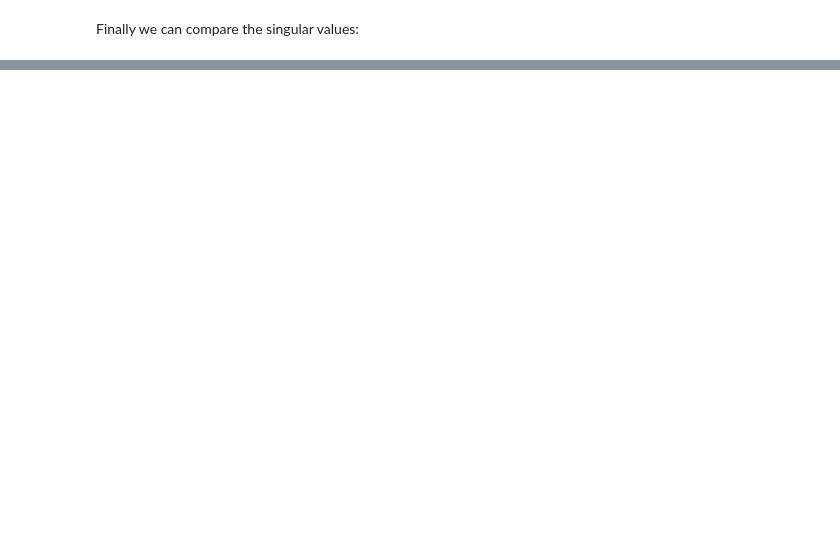
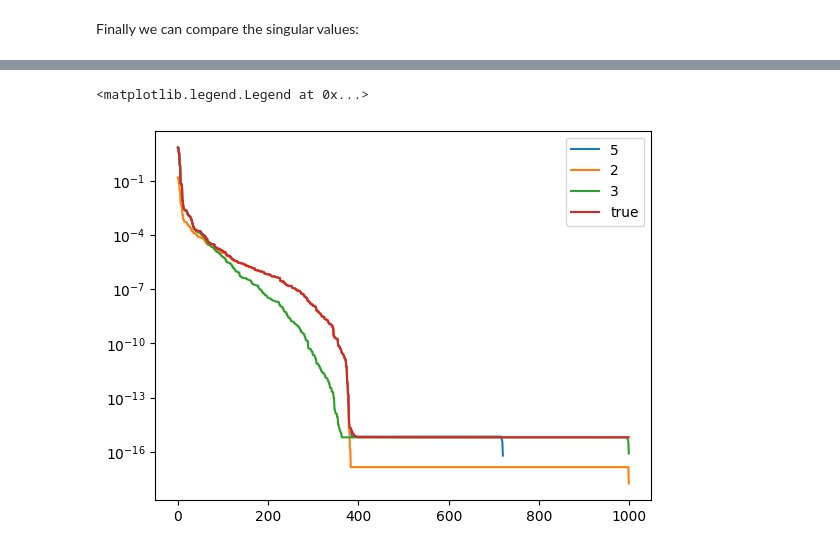
Before and after one commit to metersquared/pyhasvd, a Jupyter notebook: scripts/examples/svd/tlb_example.ipynb, the cells around one changed output, grey strips where cells are left out. Cells and saved outputs as stored; diff of their text form; code cells hidden in the pictures; blank space fills up the shorter version.

```diff
--- a/scripts/examples/svd/tlb_example.ipynb
+++ b/scripts/examples/svd/tlb_example.ipynb
@@ -340,0 +328,35 @@ dict_keys([(0, 2), (1, 2), (2, 2), (3, 2), (4, 2), (5, 2), (6, 2), (7, 2), (8, 2
+# %%
+def find_node(tree,node_tag):
+    for node in tree.traverse():
+        if node_tag == node.tag:
+            return node
+        else:
+            ValueError("No node with tag found!")
+
+tag1=2
+tag2=3
+tagmerge=5
+
+rank0=rank_dict[find_node(tree,tag1)]
+rank1=rank_dict[find_node(tree,tag2)]
+
+U0,S0,Vt0=svd_cache[(tag1,1000,1000)]
+U1,S1, Vt1=svd_cache[(tag2,1000,1000)]
+
+U4,S4,Vt4=svd_cache[(tagmerge,1000,2000)]
+
+plt.semilogy(S4, label=tagmerge)
+plt.semilogy(S0, label=tag1)
+plt.semilogy(S1, label=tag2)
+
+
+B=np.block([U0@np.diag(S0),U1@np.diag(S1)])
+
+Ut,St,Vtt= np.linalg.svd(B,full_matrices=False)
+
+plt.semilogy(St,label="true")
+
+plt.legend()
+# %% [output]
+<matplotlib.legend.Legend at 0x...>
+[figure, added]
```
Also changed, not shown: parts of 9 cells of this notebook, 1 other file.
